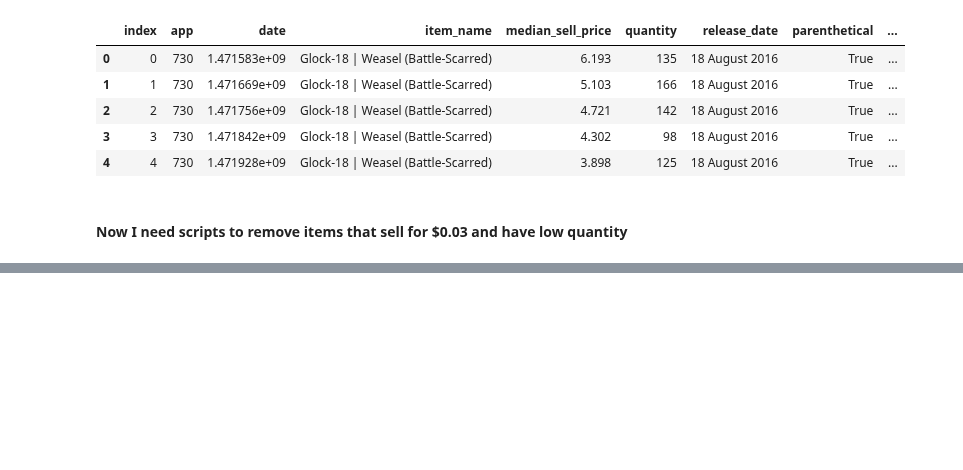
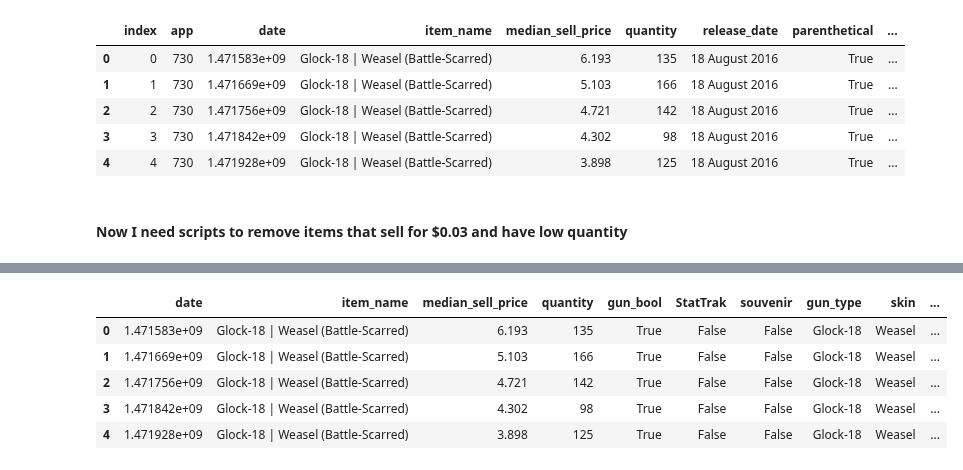
Before and after one commit to AkshayJ0shi/steam_anomaly_detection_capstone, a Jupyter notebook: csgo_features.ipynb, the cells around one changed output, grey strips where cells are left out. Cells and saved outputs as stored; diff of their text form; code cells hidden in the pictures; blank space fills up the shorter version.

```diff
--- a/csgo_features.ipynb
+++ b/csgo_features.ipynb
@@ -321,0 +349,2 @@ with open('data/csgo_features.pkl', 'wb') as f:
+# %%
+df['est_release'] = df.groupby('item_name')['date'].transform('min')
@@ -321,0 +360,6 @@ with open('data/csgo_features.pkl', 'wb') as f:
+# %%
+with open('data/cs_df_S.pkl', 'wb') as f:
+    pickle.dump(df, f)
+# %%
+with open('data/csgo_features.pkl', 'rb') as f:
+    df_medium = pickle.load(f)
@@ -321,0 +375,11 @@ with open('data/csgo_features.pkl', 'wb') as f:
+# %%
+df_medium = df_medium.drop(columns=['app', 'release_date', 'parenthetical', 'event_item'])
+# %%
+df_medium.head()
+# %% [output]
+|  | date | item_name | median_sell_price | quantity | gun_bool | StatTrak | souvenir | gun_type | skin | ... |
+| 0 | 1.471583e+09 | Glock-18 | Weasel (Battle-Scarred) | 6.193 | 135 | True | False | False | Glock-18 | Weasel | ... |
+| 1 | 1.471669e+09 | Glock-18 | Weasel (Battle-Scarred) | 5.103 | 166 | True | False | False | Glock-18 | Weasel | ... |
+| 2 | 1.471756e+09 | Glock-18 | Weasel (Battle-Scarred) | 4.721 | 142 | True | False | False | Glock-18 | Weasel | ... |
+| 3 | 1.471842e+09 | Glock-18 | Weasel (Battle-Scarred) | 4.302 | 98 | True | False | False | Glock-18 | Weasel | ... |
+| 4 | 1.471928e+09 | Glock-18 | Weasel (Battle-Scarred) | 3.898 | 125 | True | False | False | Glock-18 | Weasel | ... |
```
Also changed, not shown: parts of 19 cells of this notebook, 21 other files.
